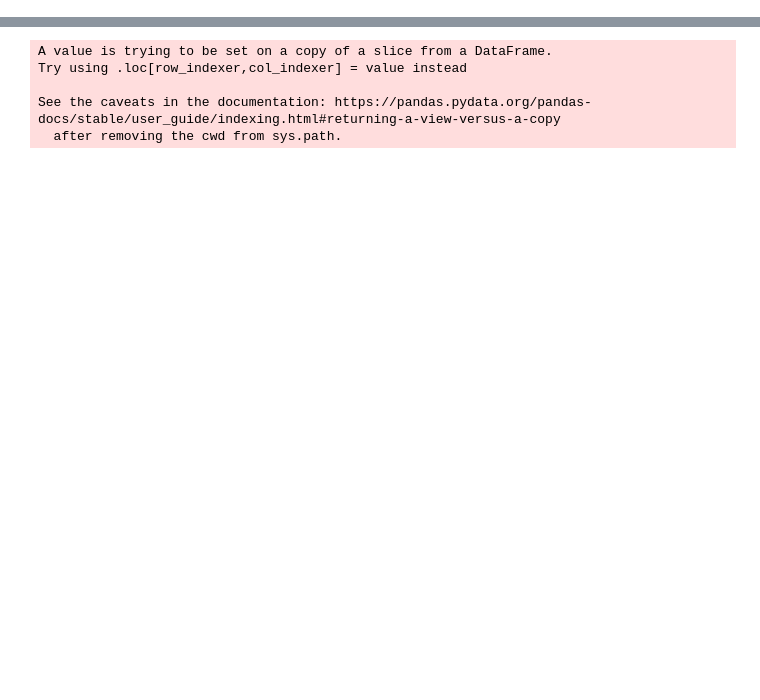
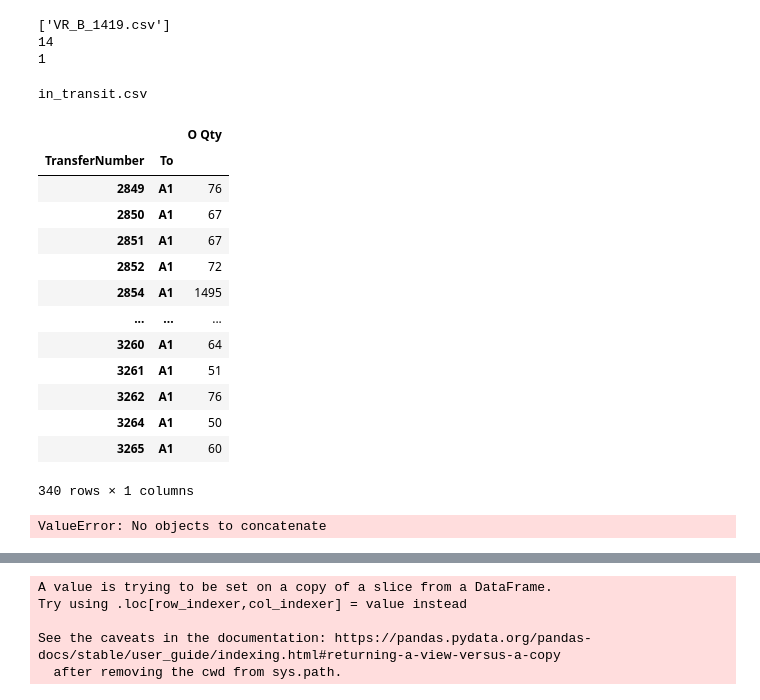
Before and after one commit to wendyw1999/vuori_data_processing, a Jupyter notebook: transfers/stock_transfers.ipynb, the cells around one changed output, grey strips where cells are left out. Drawn from its saved outputs; the diff is of its cells as text; code cells hidden in the pictures; blank space fills up the shorter version.

```diff
--- a/transfers/stock_transfers.ipynb
+++ b/transfers/stock_transfers.ipynb
@@ -0,0 +5,62 @@
+# %%
+store = "VR_B"
+file_name = store+"*.csv"
+save_to_name = store+"_to_VO_4_20.txt"
+df = pd.DataFrame()
+df_list = []
+for f in glob(file_name):
+    sub_df = pd.read_csv(f)
+    df_list.append(sub_df)
+df = pd.concat(df_list,axis=0)
+df[["Barcode","Quantity"]].to_csv(save_to_name,sep="\t",header=None,index=False)
+f = glob(file_name)
+f.sort()
+print(f)
+print(df.Quantity.sum())
+print(len(df_list))
+# %% [output]
+['VR_B_1419.csv']
+14
+1
+# %%
+file_name = "in_transit.csv"
+df = pd.DataFrame()
+df_list = []
+for f in glob(file_name):
+    print(f)
+    sub_df = pd.read_csv(f)
+    df_list.append(sub_df)
+df = pd.concat(df_list,axis=0)
+
+df = df.rename({"Trnf#":"TransferNumber"},axis=1)
+df.groupby(["TransferNumber","To"]).agg({"O Qty":"sum"})
+# %% [output]
+in_transit.csv
+|  |  | O Qty |
+| TransferNumber | To |  |
+| 2849 | A1 | 76 |
+| 2850 | A1 | 67 |
+| 2851 | A1 | 67 |
+| 2852 | A1 | 72 |
+| 2854 | A1 | 1495 |
+| ... | ... | ... |
+| 3260 | A1 | 64 |
+| 3261 | A1 | 51 |
+| 3262 | A1 | 76 |
+| 3264 | A1 | 50 |
+| 3265 | A1 | 60 |
+340 rows × 1 columns
+# %%
+file_name = "7_pallet.csv"
+df2 = pd.DataFrame()
+df_list = []
+for f in glob(file_name):
+    print(f)
+    sub_df = pd.read_csv(f)
+    df_list.append(sub_df)
+df2 = pd.concat(df_list,axis=0)
+
+df2 = df2.rename({"Trnf#":"TransferNumber"},axis=1)
+df2
+# %% [output]
+ValueError: No objects to concatenate
```
Also changed, not shown: parts of 18 cells of this notebook, 42 other files.
